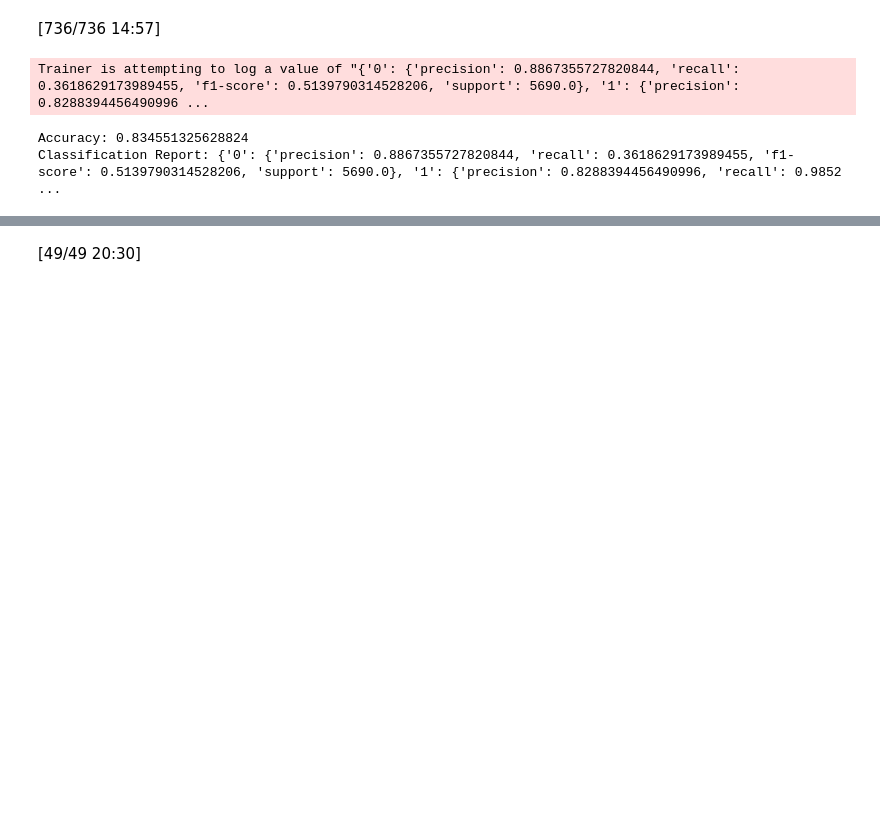
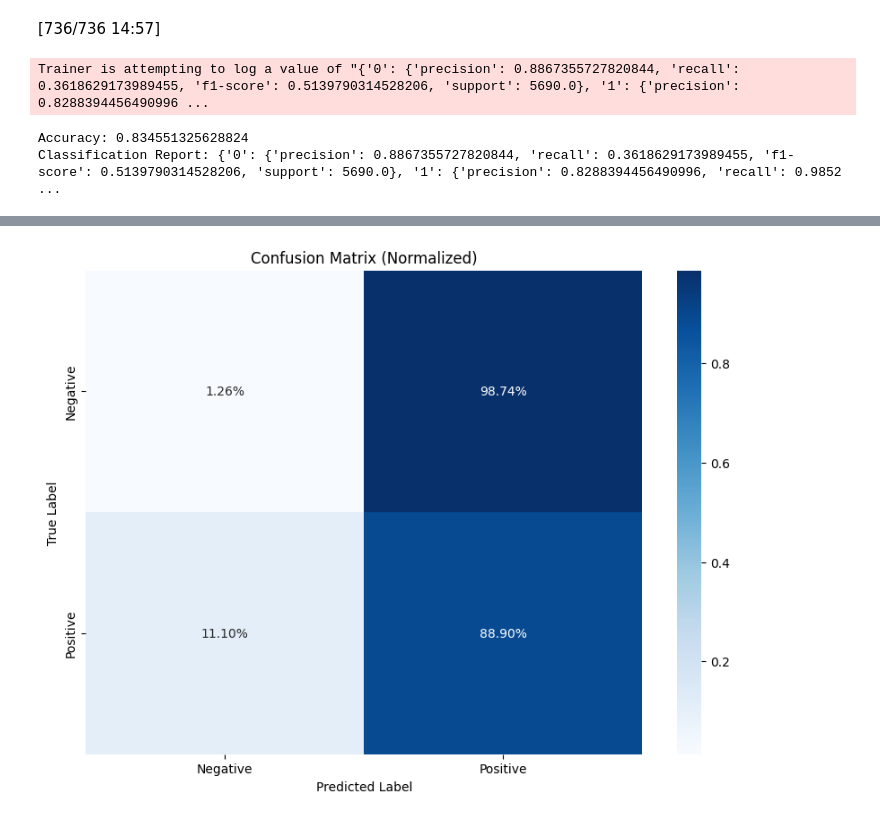
Before and after one commit to DEBI2024/AirBnb-Reviews, a Jupyter notebook: airbnb_sota_sentiment_RemBert.ipynb, the cells around one changed output, grey strips where cells are left out. Cells and saved outputs as stored; diff of their text form; code cells hidden in the pictures; blank space fills up the shorter version.

```diff
--- a/airbnb_sota_sentiment_RemBert.ipynb
+++ b/airbnb_sota_sentiment_RemBert.ipynb
@@ -341,10 +323,15 @@ trainer = Trainer(
     compute_metrics=compute_metrics
 )
 
-## Evaluate the model on the test dataset
-test_results = trainer.evaluate(test_dataset)
+# ## Evaluate the model on the test dataset
+# test_results = trainer.evaluate(test_dataset)
 
-## Print the results
-print(f"Test Accuracy: {test_results['eval_accuracy']}")
-print(f"Test Classification Report: {test_results['eval_report']}")
+# ## Print the results
+# print(f"Test Accuracy: {test_results['eval_accuracy']}")
+# print(f"Test Classification Report: {test_results['eval_report']}")
+
+## Generate predictions for the test dataset
+predictions = trainer.predict(test_dataset)
+pred_labels = predictions.predictions.argmax(-1)
+true_labels = predictions.label_ids.argmax(-1)
 # %% [output]
@@ -355,18 +355,13 @@ Test Classification Report: {'0': {'precision': 0.6872890888638921, 'recall': 0.
 # %%
-## Generate predictions for the test dataset
-predictions = trainer.predict(test_dataset)
-pred_labels = predictions.predictions.argmax(-1)
-true_labels = predictions.label_ids
-
 ## Generate the confusion matrix and normalize it
 cm = confusion_matrix(true_labels, pred_labels, normalize='true')
 
 ## Plot the normalized confusion matrix
 plt.figure(figsize=(10, 7))
 sns.heatmap(cm, annot=True, fmt='.2%', cmap='Blues', xticklabels=["Negative", "Positive"], yticklabels=["Negative", "Positive"])
 plt.xlabel('Predicted Label')
 plt.ylabel('True Label')
 plt.title('Confusion Matrix (Normalized)')
 plt.show()
 # %% [output]
-[49/49 20:30]
+[figure, added]
```
Also changed, not shown: parts of 7 cells of this notebook, 2 other files.
